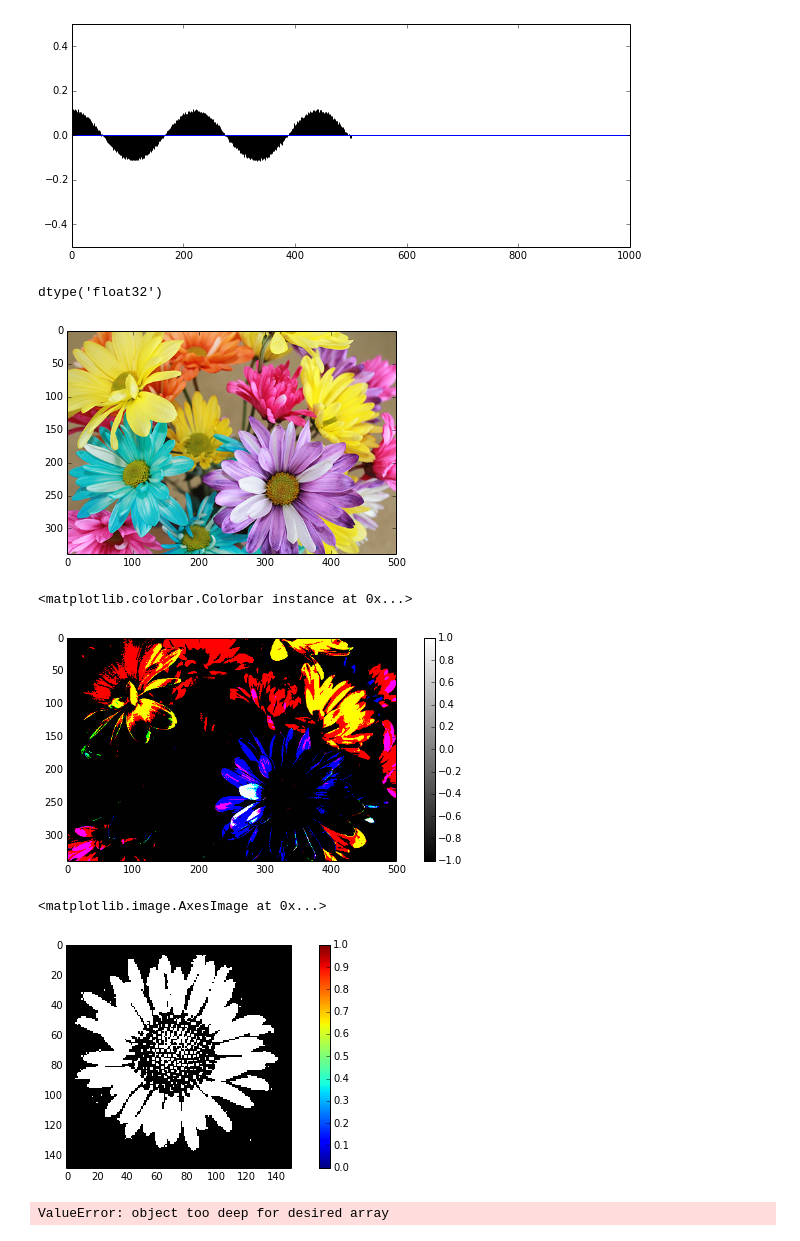
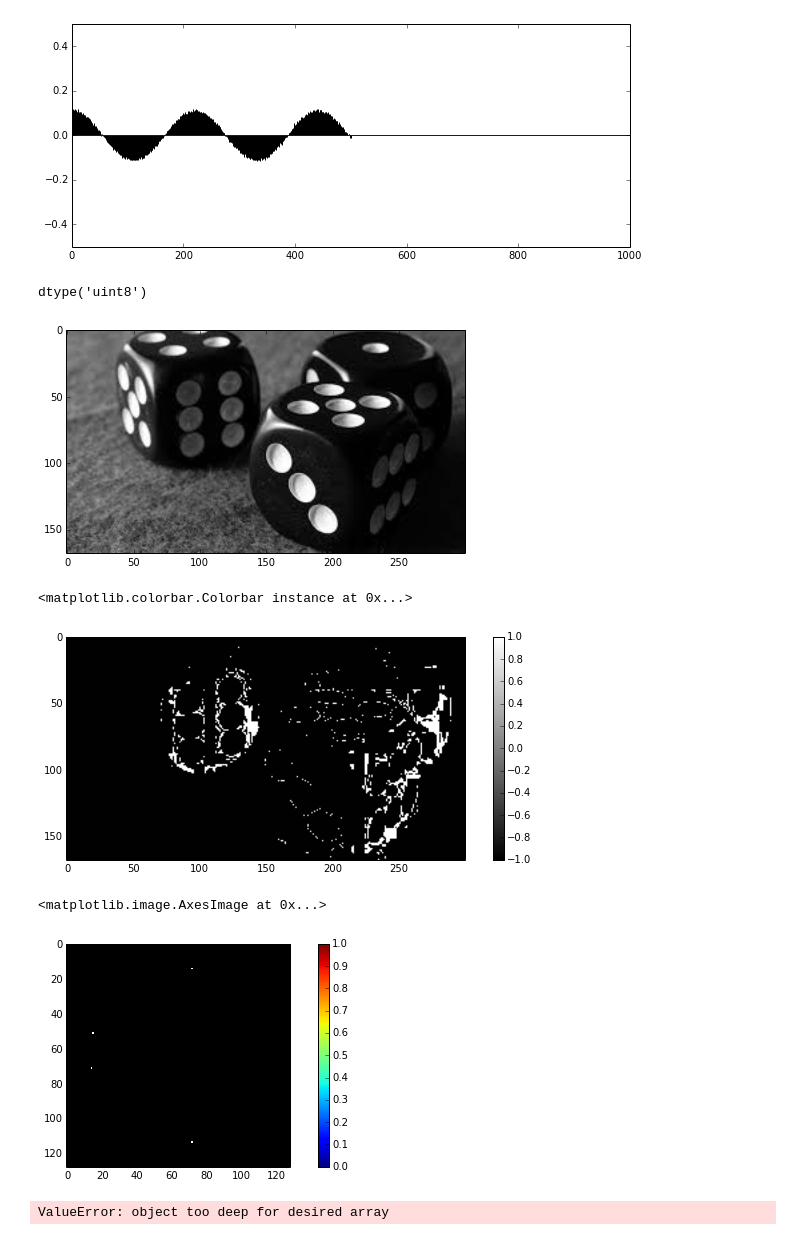
Before and after one commit to emptyr1/MediaSignalProcessing, a Jupyter notebook: HW4.ipynb, the cells around one changed output. Cells and saved outputs as stored; diff of their text form; code cells hidden in the pictures.

Commit message:
added image

```diff
--- a/HW4.ipynb
+++ b/HW4.ipynb
@@ -36,22 +36,22 @@ ylim(-0.5, 0.5)
 (-0.5, 0.5)
 [figure]
 # %%
-img = imread('data/flower.png')
+img = imread('data/dice.jpeg')
 imshow(img, cmap=cm.gray)
 img.shape
 img.dtype
 # %% [output]
-dtype('float32')
+dtype('uint8')
-[figure, old version]
+[figure, new version]
 # %%
-img = where(img > 0.6, -1, 1)
+img = where(img > 0.9, -1, 1)
 imshow(img, cmap='gray')
 colorbar()
 # %% [output]
 <matplotlib.colorbar.Colorbar instance at 0x...>
-[figure, old version]
+[figure, new version]
 # %%
-o = imread('data/single_flower.png')
+o = imread('data/die_thumb.png')
 imshow(o)
 colorbar()
 o = o.astype(float).sum(axis=-1)/3
@@ -59,7 +59,7 @@ o = where(o > 0.9, 1, -1)
 imshow(o, cmap=cm.gray, interpolation='nearest')
 # %% [output]
 <matplotlib.image.AxesImage at 0x...>
-[figure, old version]
+[figure, new version]
 # %%
 from scipy.signal import correlate2d
 cc = correlate2d(img, o)
```
Also changed, not shown: 2 other files.
